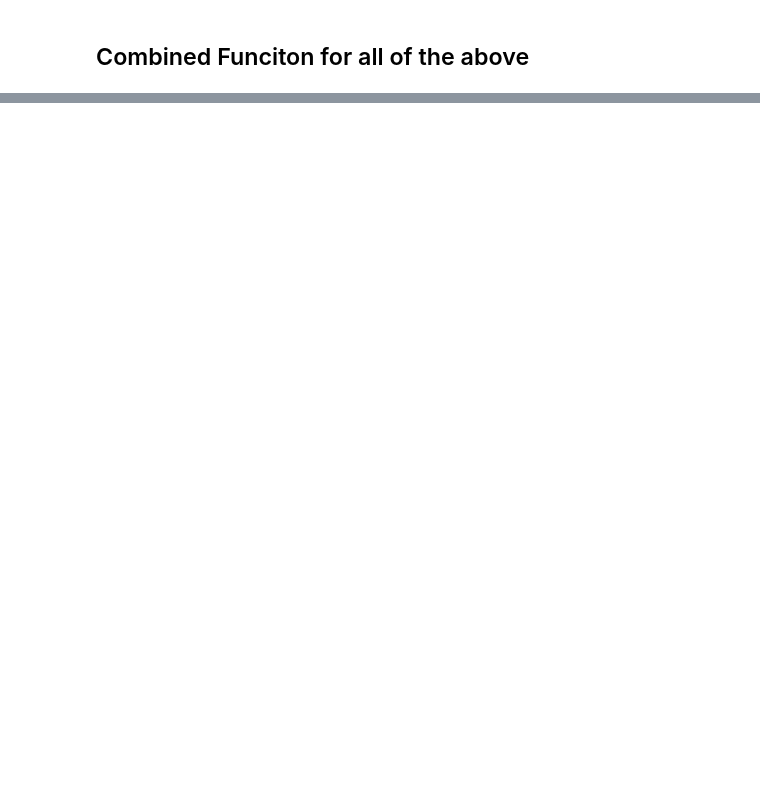
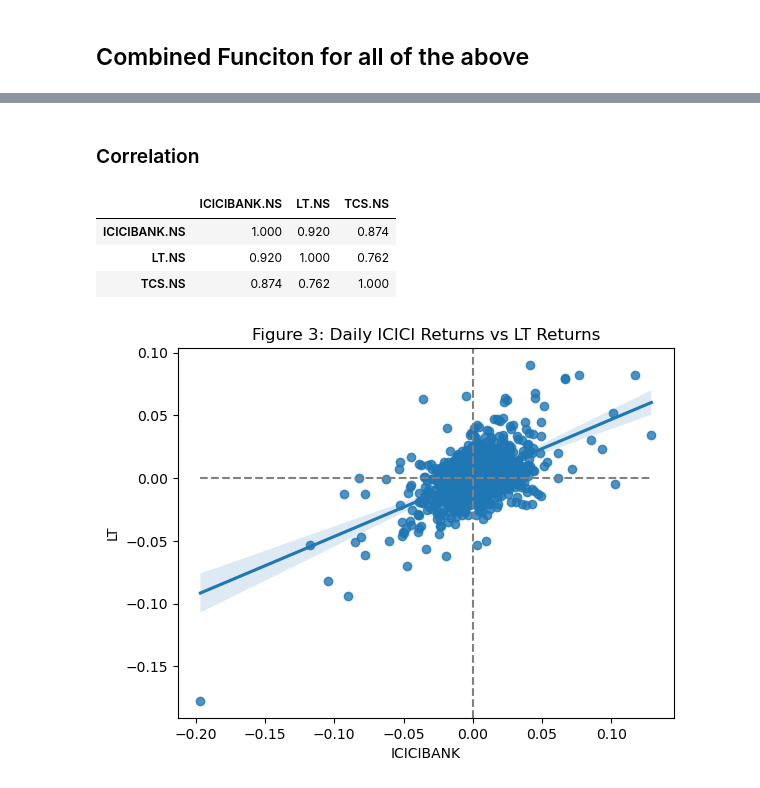
Before and after one commit to PoshanAgrawal/Finance, a Jupyter notebook: FInancial_Data/Data analysis.ipynb, the cells around one changed output, grey strips where cells are left out. Saved outputs shown, nothing was run; the diff lists cells and outputs as text; code cells hidden in the pictures; blank space fills up the shorter version.

Commit message:
Update Data analysis.ipynb
updated file with the volatility and comparison

```diff
--- a/FInancial_Data/Data analysis.ipynb
+++ b/FInancial_Data/Data analysis.ipynb
@@ -225,0 +272,21 @@ def investCompare(starttime,endtime,tickers):
+# %% [markdown]
+### Correlation
+# %%
+round(df.iloc[:,:3].corr(),3)
+# %% [output]
+|  | ICICIBANK.NS | LT.NS | TCS.NS |
+| ICICIBANK.NS | 1.000 | 0.920 | 0.874 |
+| LT.NS | 0.920 | 1.000 | 0.762 |
+| TCS.NS | 0.874 | 0.762 | 1.000 |
+# %%
+#sns.regplot create a scatter plot with a regression line
+
+
+chart = sns.regplot(x="ICICIBANK", y="LT", data=ret).set(
+    title="Figure 3: Daily ICICI Returns vs LT Returns"
+)
+
+plt.axvline(0, 0, 1, dash_capstyle="butt", linestyle="--", color="grey")
+plt.plot([min(ret.ICICIBANK), max(ret.ICICIBANK)], [0, 0], linestyle="--", color="grey");
+# %% [output]
+[figure, added]
```
Also changed, not shown: parts of 42 cells of this notebook.
